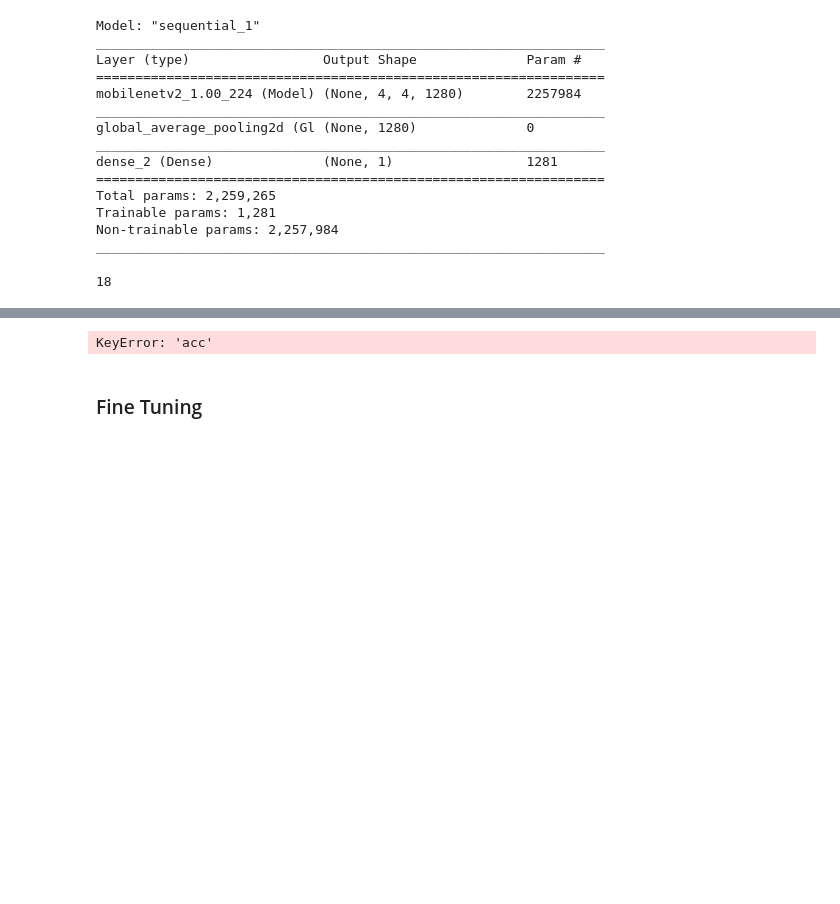
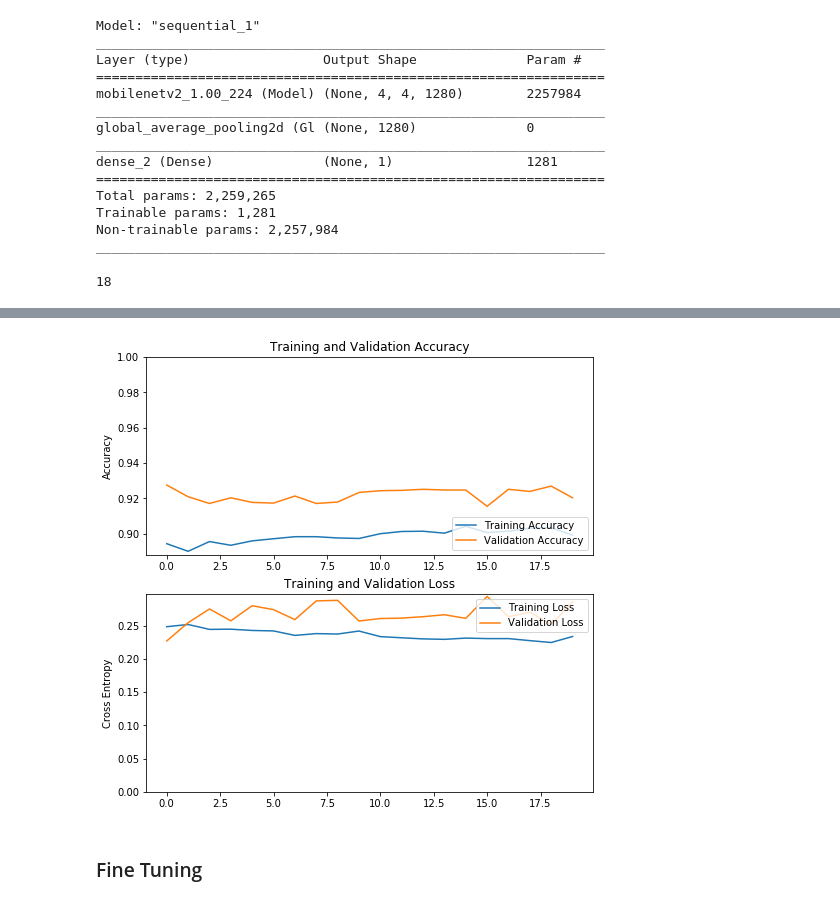
Before and after one commit to lannguyen1106/snoopy_kitty_recognition, a Jupyter notebook: snoopy_kitty_dev.ipynb, the cells around one changed output, grey strips where cells are left out. Cells and saved outputs as stored; diff of their text form; code cells hidden in the pictures; blank space fills up the shorter version.

```diff
--- a/snoopy_kitty_dev.ipynb
+++ b/snoopy_kitty_dev.ipynb
@@ -313,3 +273,18 @@ plt.show()
 model.save('static/models/my_model.h5')
 # %% [markdown]
 ## Transfer learning
+# %%
+# Preprocess Train dataset
+train_img_datagen_tl = ImageDataGenerator(
+                                            rotation_range=45,
+                                            rescale=1./255,
+                                            shear_range=0.1,
+                                            zoom_range=0.2,
+                                            horizontal_flip=True
+                                         )
+
+train_generator_tl = train_img_datagen_tl.flow_from_directory(batch_size=BATCH_SIZE,
+                                                     directory=train_dir,
+                                                     shuffle=True,
+                                                     target_size=(IMAGE_HEIGHT, IMAGE_WIDTH),
+                                                     class_mode='binary')
@@ -381,7 +358,7 @@ len(model.trainable_variables)
 from tensorflow.keras.callbacks import EarlyStopping, ModelCheckpoint, ReduceLROnPlateau
 
 callbacks_tl = [
-    ReduceLROnPlateau(factor=0.1, patience=3, min_lr=0.00001, verbose=1), # learning rate decay
+#     ReduceLROnPlateau(factor=0.1, patience=3, min_lr=0.00001, verbose=1), # learning rate decay
     ModelCheckpoint('checkpoint-model_tl.h5', verbose=1, save_best_only=True, save_weights_only=True)
 ]
 # %%
@@ -393,7 +373,7 @@ model_tl.compile(optimizer='adam',
 epochs = 20
 
 history_tl = model_tl.fit_generator(
-                                    train_generator,
+                                    train_generator_tl,
                                     steps_per_epoch=total_train // BATCH_SIZE,
                                     epochs=epochs,
                                     validation_data=validation_generator,
@@ -428,29 +385,29 @@ Epoch 00020: val_loss did not improve from 0.24797
 # %%
-acc_tl = history_tl.history['acc']
-val_acc_tl = history_tl.history['val_acc']
+acc_tl = history_tl.history['accuracy']
+val_acc_tl = history_tl.history['val_accuracy']
 
 loss_tl = history_tl.history['loss']
 val_loss_tl = history_tl.history['val_loss']
 
 plt.figure(figsize=(8, 8))
 plt.subplot(2, 1, 1)
 plt.plot(acc_tl, label='Training Accuracy')
 plt.plot(val_acc_tl, label='Validation Accuracy')
 plt.legend(loc='lower right')
 plt.ylabel('Accuracy')
 plt.ylim([min(plt.ylim()),1])
 plt.title('Training and Validation Accuracy')
 
 plt.subplot(2, 1, 2)
 plt.plot(loss_tl, label='Training Loss')
 plt.plot(val_loss_tl, label='Validation Loss')
 plt.legend(loc='upper right')
 plt.ylabel('Cross Entropy')
 plt.ylim([0,max(plt.ylim())])
 plt.title('Training and Validation Loss')
 plt.show()
 # %% [output]
-KeyError: 'acc'
+[figure, added]
 # %% [markdown]
 ### Fine Tuning
 # %%
```
Also changed, not shown: parts of 18 cells of this notebook, 8 other files.
